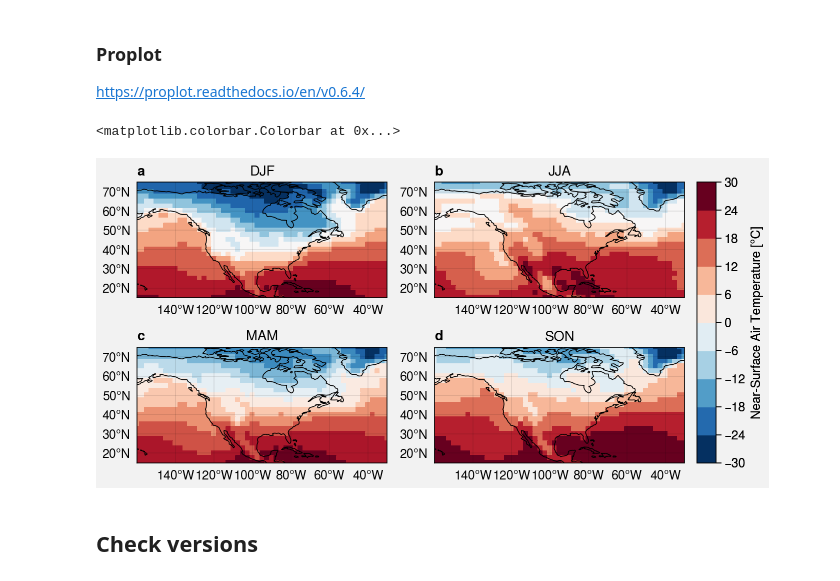
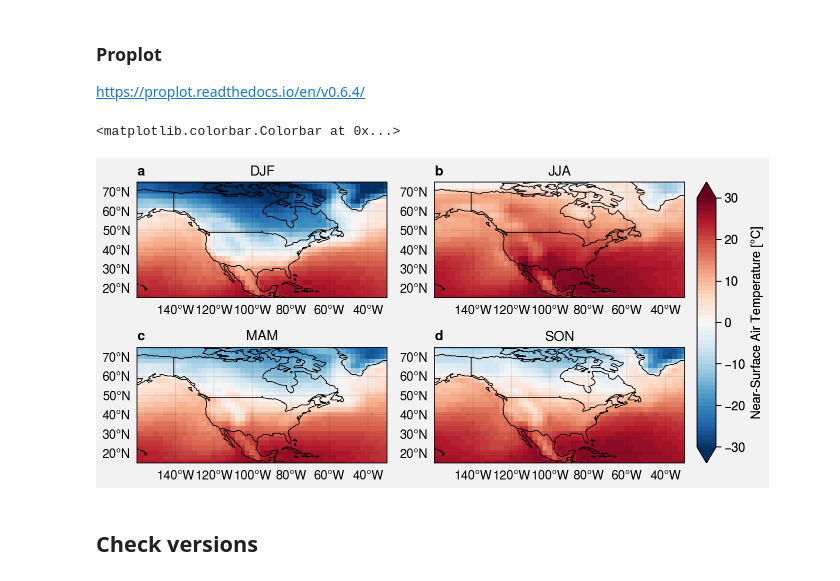
Before and after one commit to mickaellalande/ERCA, a Jupyter notebook: 01_xarray_get_started.ipynb, the cells around one changed output. Drawn from its saved outputs; the diff is of its cells as text; code cells hidden in the pictures.

```diff
--- a/01_xarray_get_started.ipynb
+++ b/01_xarray_get_started.ipynb
@@ -333,23 +333,25 @@ https://proplot.readthedocs.io/en/v0.6.4/
 # %%
 import proplot as plot #pplt in new versions
 
 fig, axs = plot.subplots(nrows=2, ncols=2, proj='cyl')
 
 for i, ax in enumerate(axs):
-    m = ax.pcolormesh(da_seas[i], cmap='RdBu_r')
+    m = ax.pcolormesh(
+        da_seas[i], cmap='RdBu_r', levels=plot.arange(-30, 30, 1), extend='both'
+    )
     ax.format(title=da_seas.season[i].values.item(0))
 
 axs.format(
-    labels=True, coast=True,
+    labels=True, coast=True, borders=True,
     latlim=(da.lat.min(), da.lat.max()),
     lonlim=(da.lon.min(), da.lon.max()),
     abc=True
 )
 
-fig.colorbar(m, label='Near-Surface Air Temperature [°C]')
+fig.colorbar(m, label='Near-Surface Air Temperature [°C]', ticks=10)
 # %% [output]
 <matplotlib.colorbar.Colorbar at 0x...>
-[figure, old version]
+[figure, new version]
 # %% [markdown]
 ## Check versions
 # %% [markdown]
```
Also changed, not shown: parts of 1 cell of this notebook, 2 other files.
